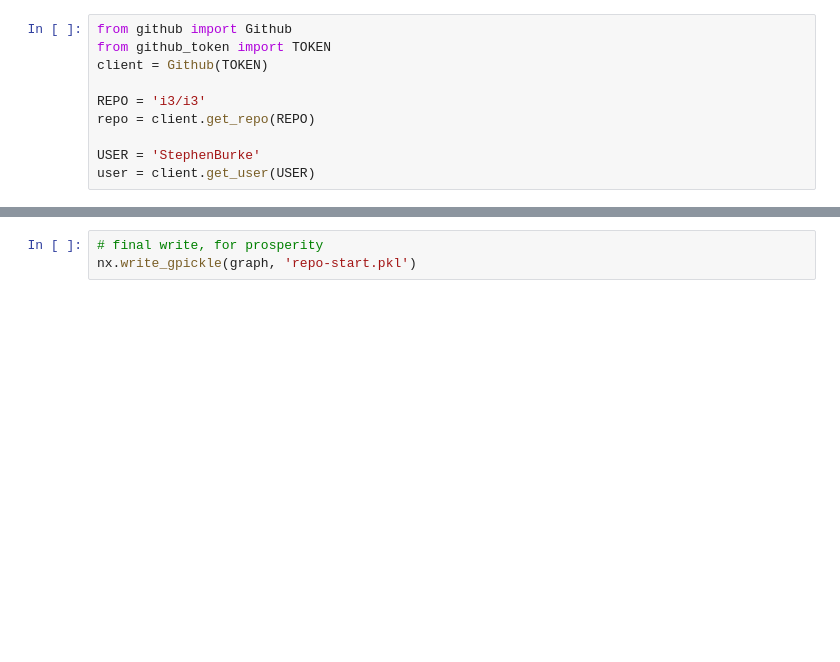
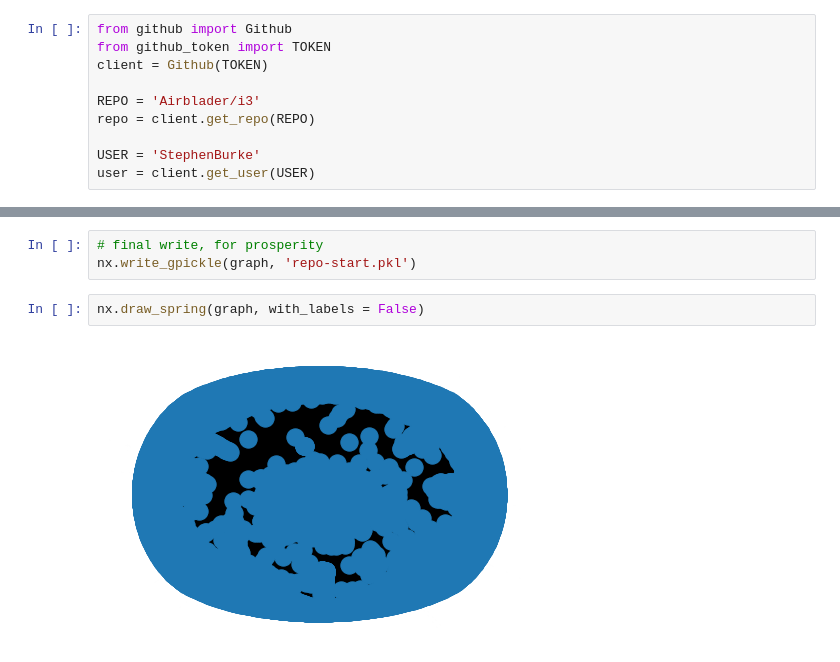
Before and after one commit to StephenBurke/distributed-mining-github, a Jupyter notebook: git_graph.ipynb, the cells around one changed output, grey strips where cells are left out. Cells and saved outputs as stored; diff of their text form; blank space fills up the shorter version.

Commit message:
Made a really bad graph

```diff
--- a/git_graph.ipynb
+++ b/git_graph.ipynb
@@ -22,7 +22,7 @@ from github import Github
 from github_token import TOKEN
 client = Github(TOKEN)
 
-REPO = 'i3/i3'
+REPO = 'Airblader/i3'
 repo = client.get_repo(REPO)
 
 USER = 'StephenBurke'
@@ -59,3 +63,7 @@ for repo in newrepos:
 # %%
 # final write, for prosperity
 nx.write_gpickle(graph, 'repo-start.pkl')
+# %%
+nx.draw_spring(graph, with_labels = False)
+# %% [output]
+[figure, added]
```
Also changed, not shown: parts of 2 cells of this notebook.
